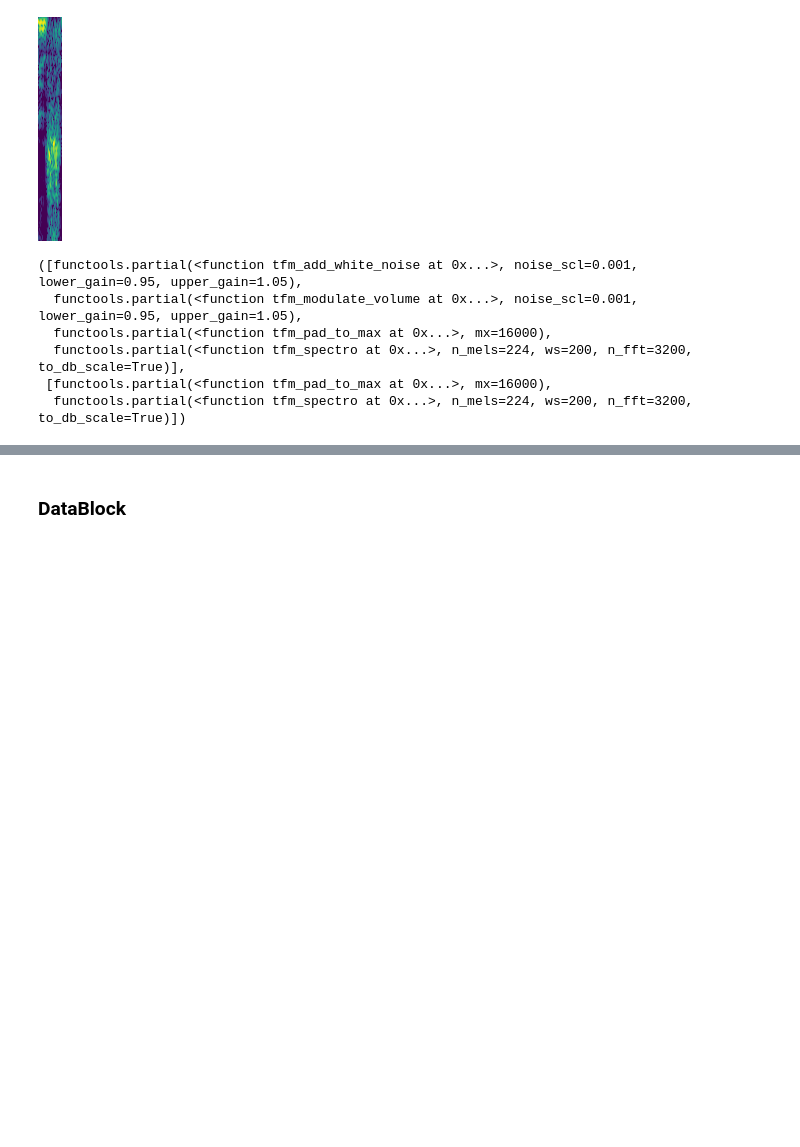
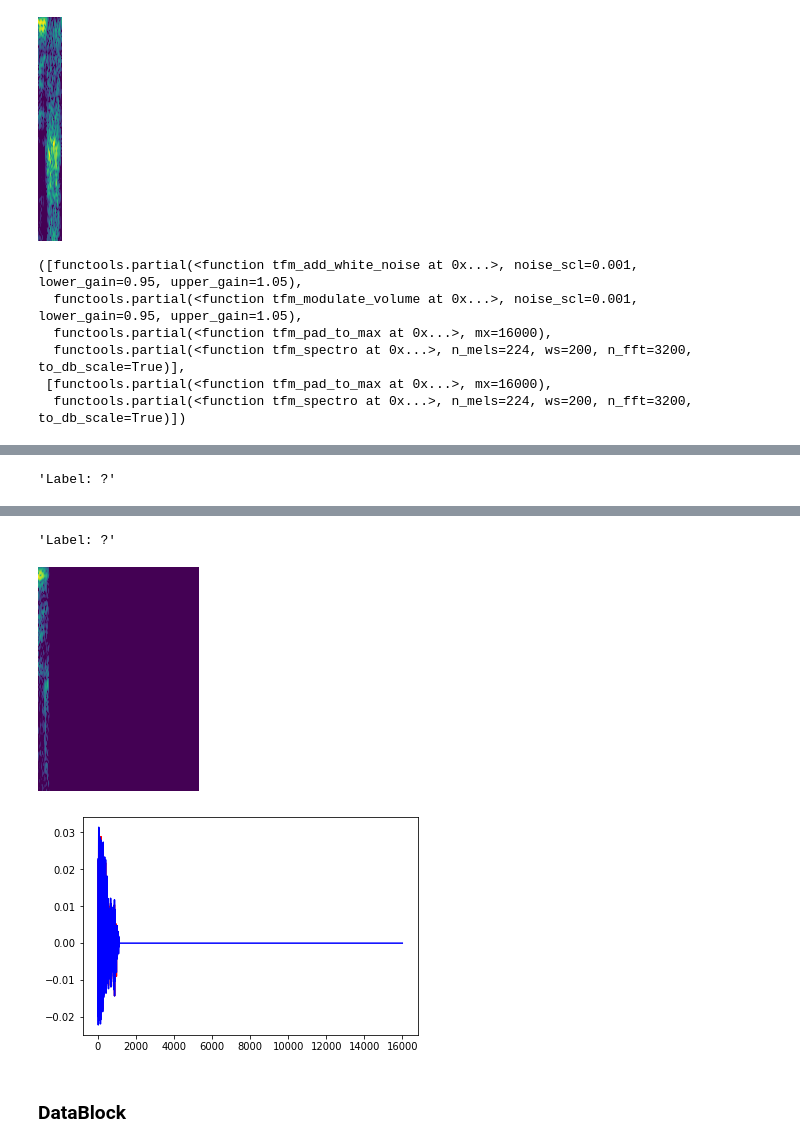
Before and after one commit to fastaudio/fastai_audio, a Jupyter notebook: example_single_spectrogram_classificaiton.ipynb, the cells around one changed output, grey strips where cells are left out. Saved outputs shown, nothing was run; the diff lists cells and outputs as text; code cells hidden in the pictures; blank space fills up the shorter version.

```diff
--- a/example_single_spectrogram_classificaiton.ipynb
+++ b/example_single_spectrogram_classificaiton.ipynb
@@ -468,0 +468,4 @@ tfms
+# %%
+tm.try_train_tfms(ads[3]);
+# %% [output]
+'Label: ?'
@@ -469,3 +474,6 @@ tfms
+'Label: ?'
+[figure, added]
+[figure, added]
 # %% [markdown]
 ### DataBlock
 # %%
```
Also changed, not shown: parts of 12 cells of this notebook.
